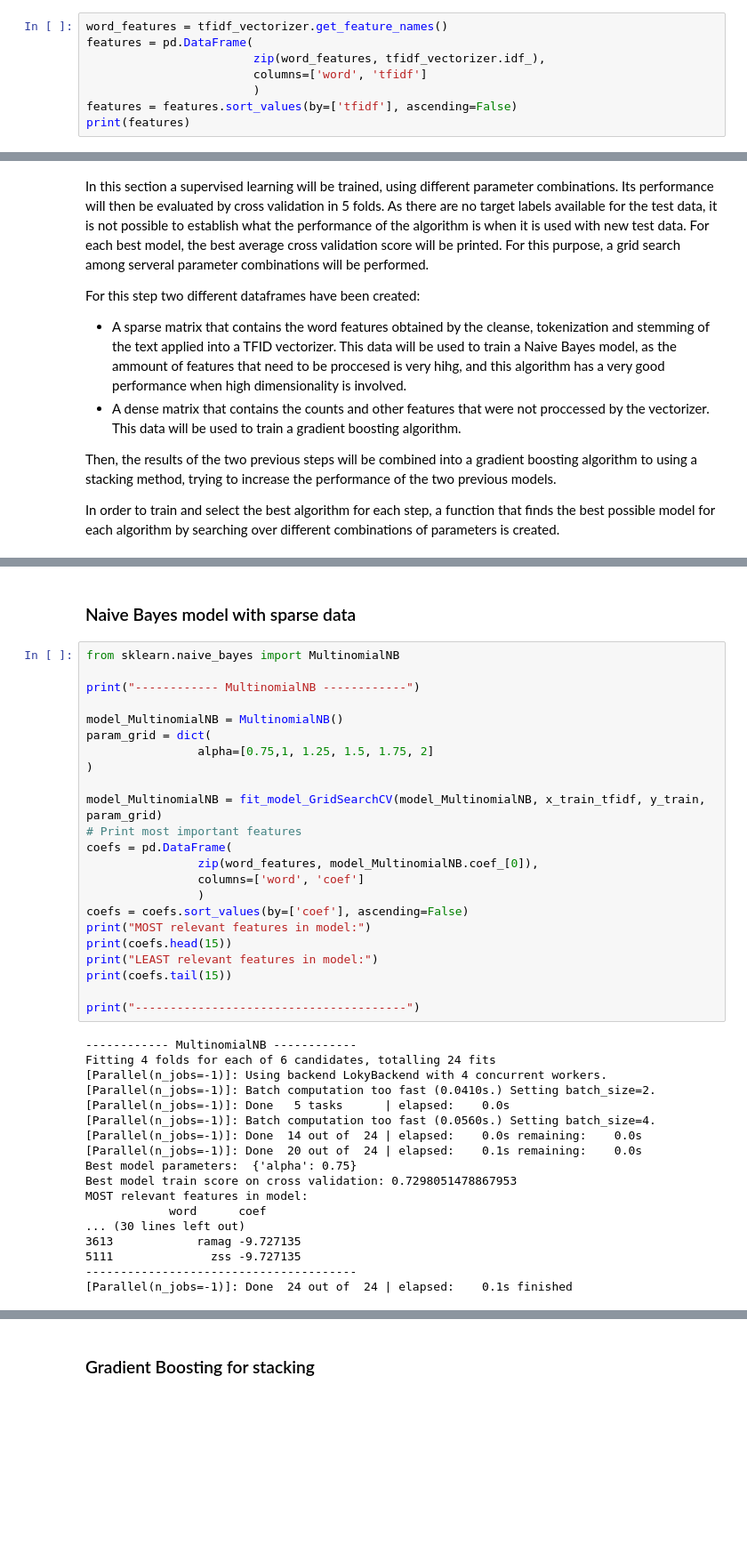
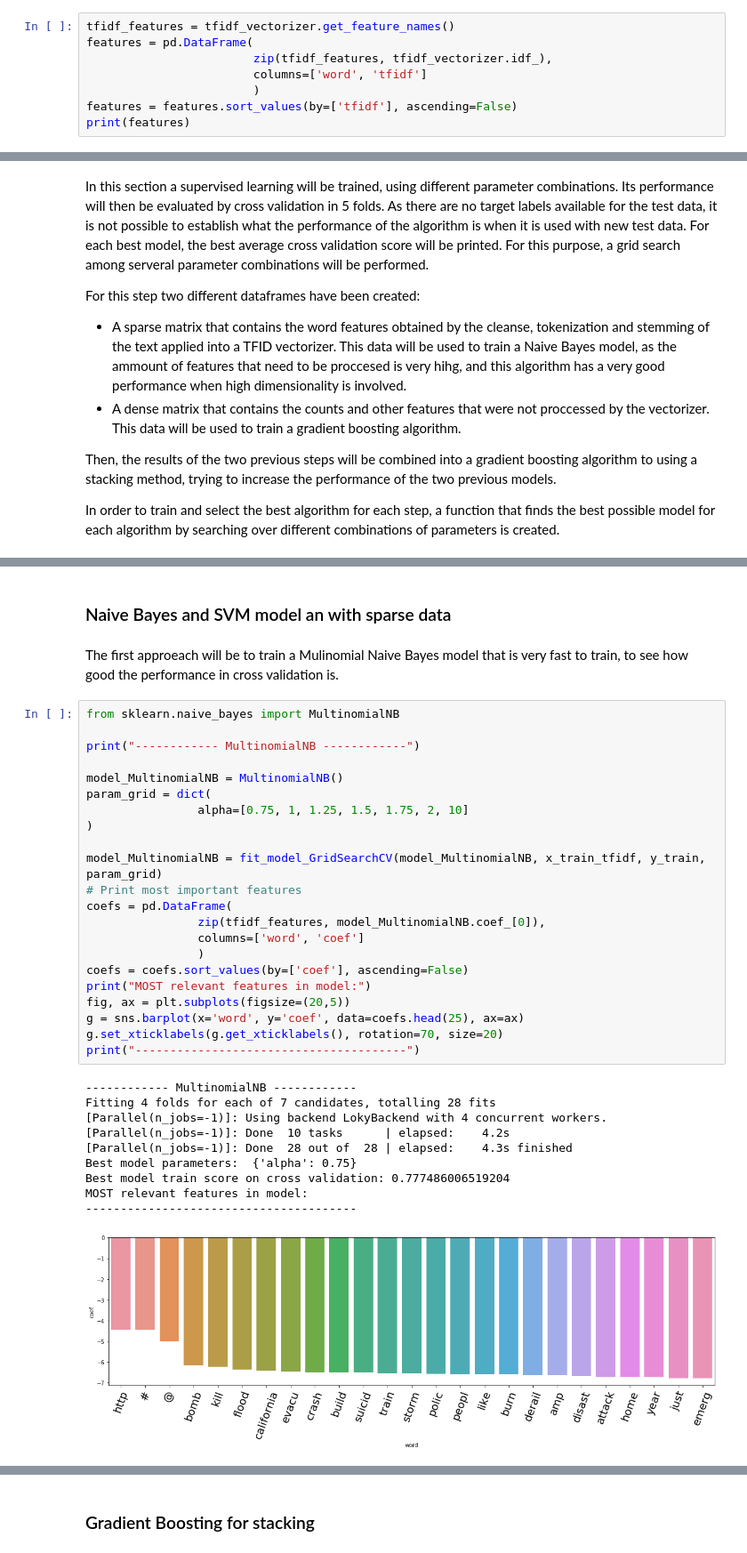
Before and after one commit to danieldiezmallo/Real-or-Not-NLP-with-Disaster-Tweets, a Jupyter notebook: Real-or-Not-NLP-with-Disaster-Tweets.ipynb, the cells around one changed output, grey strips where cells are left out. Shown at 89% size. Drawn from its saved outputs; the diff is of its cells as text; blank space fills up the shorter version.

```diff
--- a/Real-or-Not-NLP-with-Disaster-Tweets.ipynb
+++ b/Real-or-Not-NLP-with-Disaster-Tweets.ipynb
@@ -192,7 +322,7 @@ Now that the vectorizer has been created and a tfidf score has been given to eac
 # %%
-word_features = tfidf_vectorizer.get_feature_names()
+tfidf_features = tfidf_vectorizer.get_feature_names()
 features = pd.DataFrame(
-                        zip(word_features, tfidf_vectorizer.idf_),
+                        zip(tfidf_features, tfidf_vectorizer.idf_),
                         columns=['word', 'tfidf']
                         )
 features = features.sort_values(by=['tfidf'], ascending=False)
@@ -303,45 +435,39 @@ def fit_model_GridSearchCV(model, X_, y_, param_grid):
       # Return best model for future use
       return best_model
 # %% [markdown]
-### Naive Bayes model with sparse data
+### Naive Bayes and SVM model an with sparse data
+# %% [markdown]
+The first approeach will be to train a Mulinomial Naive Bayes model that is very fast to train, to see how good the performance in cross validation is.
 # %%
 from sklearn.naive_bayes import MultinomialNB
 
 print("------------ MultinomialNB ------------")
 
 model_MultinomialNB = MultinomialNB()
 param_grid = dict(
-                alpha=[0.75,1, 1.25, 1.5, 1.75, 2]
+                alpha=[0.75, 1, 1.25, 1.5, 1.75, 2, 10]
 )
 
 model_MultinomialNB = fit_model_GridSearchCV(model_MultinomialNB, x_train_tfidf, y_train, param_grid)
 # Print most important features
 coefs = pd.DataFrame(
-                zip(word_features, model_MultinomialNB.coef_[0]),
+                zip(tfidf_features, model_MultinomialNB.coef_[0]),
                 columns=['word', 'coef']
                 )
 coefs = coefs.sort_values(by=['coef'], ascending=False)
 print("MOST relevant features in model:")
-print(coefs.head(15))
-print("LEAST relevant features in model:")
-print(coefs.tail(15))
-
+fig, ax = plt.subplots(figsize=(20,5))
+g = sns.barplot(x='word', y='coef', data=coefs.head(25), ax=ax)
+g.set_xticklabels(g.get_xticklabels(), rotation=70, size=20)
 print("---------------------------------------")
 # %% [output]
 ------------ MultinomialNB ------------
-Fitting 4 folds for each of 6 candidates, totalling 24 fits
+Fitting 4 folds for each of 7 candidates, totalling 28 fits
 [Parallel(n_jobs=-1)]: Using backend LokyBackend with 4 concurrent workers.
-[Parallel(n_jobs=-1)]: Batch computation too fast (0.0410s.) Setting batch_size=2.
-[Parallel(n_jobs=-1)]: Done   5 tasks      | elapsed:    0.0s
-[Parallel(n_jobs=-1)]: Batch computation too fast (0.0560s.) Setting batch_size=4.
-[Parallel(n_jobs=-1)]: Done  14 out of  24 | elapsed:    0.0s remaining:    0.0s
-[Parallel(n_jobs=-1)]: Done  20 out of  24 | elapsed:    0.1s remaining:    0.0s
+[Parallel(n_jobs=-1)]: Done  10 tasks      | elapsed:    4.2s
+[Parallel(n_jobs=-1)]: Done  28 out of  28 | elapsed:    4.3s finished
 Best model parameters:  {'alpha': 0.75}
-Best model train score on cross validation: 0.7298051478867953
+Best model train score on cross validation: 0.777486006519204
 MOST relevant features in model:
-            word      coef
-... (30 lines left out)
-3613            ramag -9.727135
-5111              zss -9.727135
 ---------------------------------------
-[Parallel(n_jobs=-1)]: Done  24 out of  24 | elapsed:    0.1s finished
+[figure, added]
```
Also changed, not shown: parts of 36 cells of this notebook, 2 other files.
